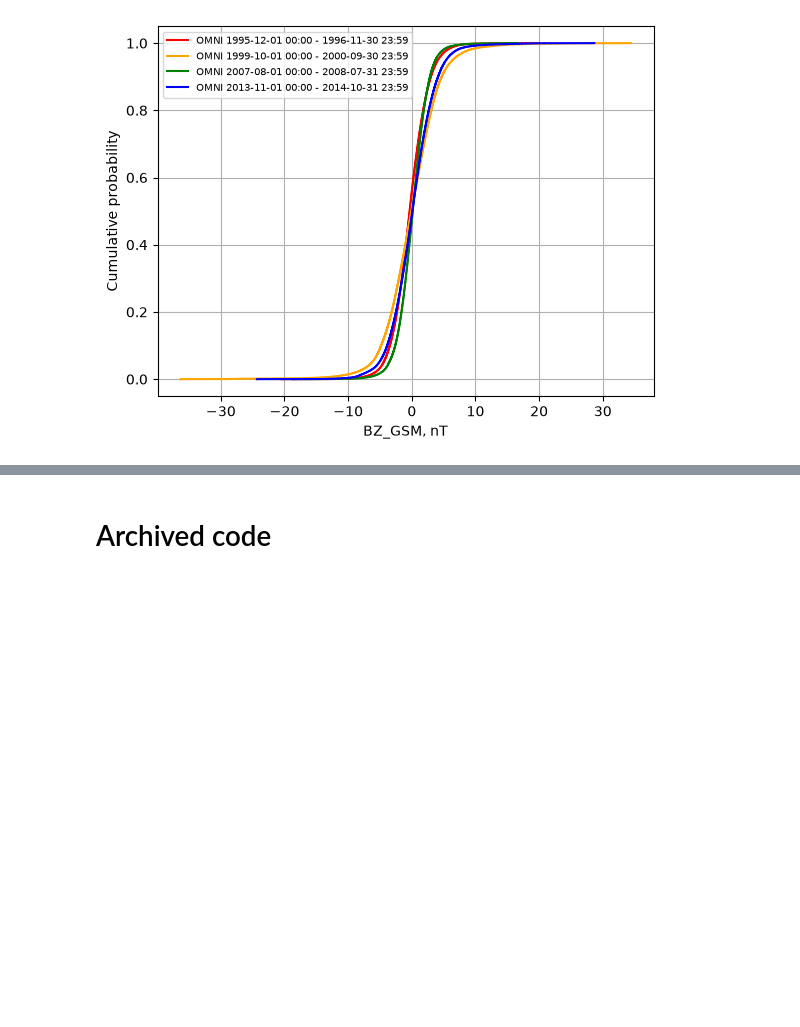
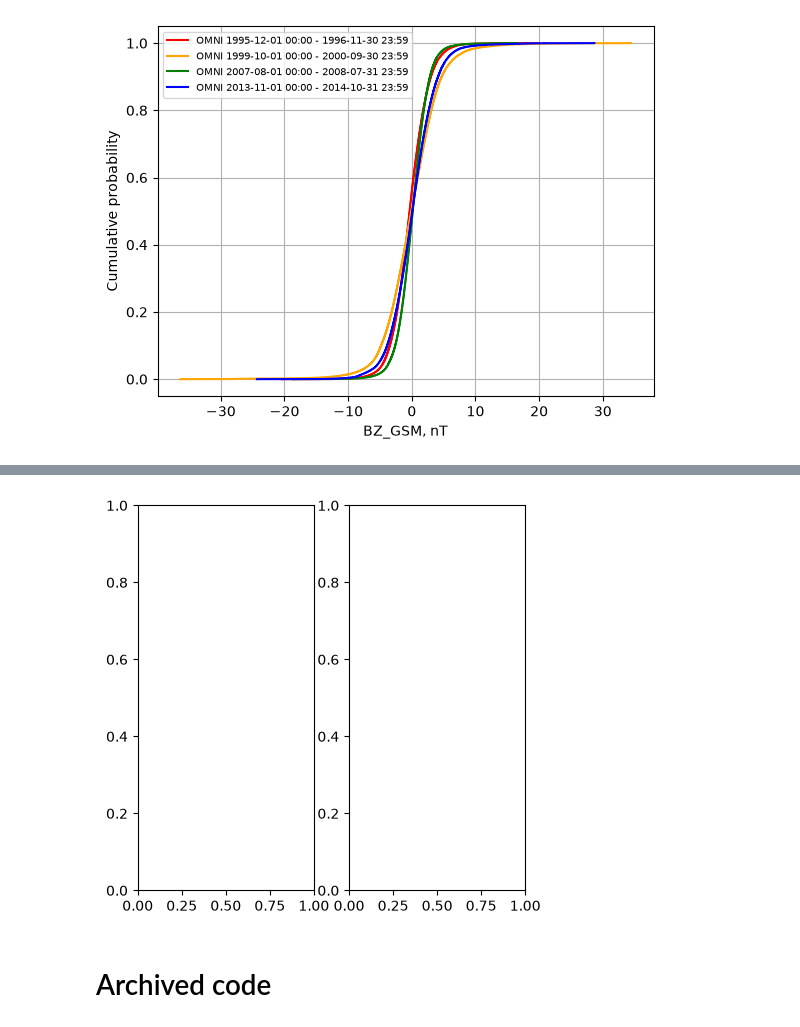
Before and after one commit to rahyndman/SolarWindCode, a Jupyter notebook: PlottingData.ipynb, the cells around one changed output, grey strips where cells are left out. Cells and saved outputs as stored; diff of their text form; code cells hidden in the pictures; blank space fills up the shorter version.

Commit message:
Layout of file shifted s.t. functions are at the start and the running for different data sets is at the end. Attempted to split into fast and slow wind, still working on this.

```diff
--- a/PlottingData.ipynb
+++ b/PlottingData.ipynb
@@ -740,0 +484,93 @@ q = 0.8660 C24
+# %%
+# print(dataTimeSeriesToCompare)
+
+#Plot DQQ graphs with qs
+def PlotDQQSplittingFastAndSlow(dataTimeSeriesToCompare, VarsToPlot, QuantilesSpecific, SplitValue):
+    for i in range(len(VarsToPlot)): # do each parameter
+        fig, ax  = plt.subplots(1,2, figsize=(5, 5))
+        for j in range(len(dataTimeSeriesToCompare)): # do each comparison
+            dataTimeSeriesPS1 = pl.Series(dataTimeSeriesToCompare[j][0]._data[VarsToPlot[i]])
+            dataTimeSeriesPS2 = pl.Series(dataTimeSeriesToCompare[j][1]._data[VarsToPlot[i]])
+
+            print(dataTimeSeriesToCompare[j][0]._data[VarsToPlot[i]])
+
+            # s = pl.Series("a", [1, 2, 3])
+            MaskingBelow = []
+            MaskingAbove = []
+            for m in range(len(dataTimeSeriesPS1)):
+                if dataTimeSeriesToCompare[j][0]._data[VarsToPlot[i]][m] < SplitValue:
+                    MaskingBelow.append(True)
+                    MaskingAbove.append(False)
+                else:
+                    MaskingBelow.append(False)
+                    MaskingAbove.append(True)
+
+            maskBelow = pl.Series("", MaskingBelow)
+            maskAbove = pl.Series("", MaskingAbove)
+
+            dataTimeSeriesPS1Below = dataTimeSeriesPS1.filter(maskBelow)
+            dataTimeSeriesPS1Above = dataTimeSeriesPS1.filter(maskAbove)
+
+            xQuantBelow, yQuantBelow = get_quantiles(dataTimeSeriesPS1Below, dataTimeSeriesPS2Below, size = 5000, p_range=(0.0001, 0.9999))
+            axs[0].scatter(xQuantBelow, yQuantBelow, color=Color[j], s=2, label = PlotLabels[j])
+            xQuantAbove, yQuantAbove = get_quantiles(dataTimeSeriesPS1Above, dataTimeSeriesPS2Above, size = 5000, p_range=(0.0001, 0.9999))
+            axs[1].scatter(xQuantAbove, yQuantAbove, color=Color[j], s=2, label = PlotLabels[j])
+
+            xOfKneeBelow, yOfKneeBelow, quantOfKneeBelow = FindQuantOfKnee(xQuantBelow, yQuantBelow)
+            xOfKneeAbove, yOfKneeAbove, quantOfKneeAbove = FindQuantOfKnee(xQuantAbove, yQuantAbove)
+
+            if np.isnan(quantOfKneeBelow):
+                print("---------------------------")
+                print("Error finding breakpoints q")
+                print("---------------------------")
+            else:
+                plt.plot(xOfKneeBelow, yOfKneeBelow, "o", color="black", label = "q = " + str(quantOfKneeBelow))
+                # plt.plot(xOfKneeBelow, yOfKneeBelow, "o", color="black")
+
+            if np.isnan(quantOfKneeAbove):
+                print("---------------------------")
+                print("Error finding breakpoints q")
+                print("---------------------------")
+            else:
+                plt.plot(xOfKneeAbove, yOfKneeAbove, "o", color="black", label = "q = " + str(quantOfKneeAbove))
+                # plt.plot(xOfKneeAbove, yOfKneeAbove, "o", color="black")
+
+
+            # xQuantBelow, yQuantBelow = get_quantiles(dataTimeSeriesPS1Below, dataTimeSeriesPS2Below, size = 5000, p_range=(0.0001, 0.9999))
+            # plt.scatter(xQuantBelow, yQuantBelow, color=Color[j], s=2, label = PlotLabels[j])
+            # xQuantAbove, yQuantAbove = get_quantiles(dataTimeSeriesPS1Above, dataTimeSeriesPS2Above, size = 5000, p_range=(0.0001, 0.9999))
+            # plt.scatter(xQuantAbove, yQuantAbove, color=Color[j], s=2, label = PlotLabels[j])
+
+            # xOfKneeBelow, yOfKneeBelow, quantOfKneeBelow = FindQuantOfKnee(xQuantBelow, yQuantBelow)
+            # xOfKneeAbove, yOfKneeAbove, quantOfKneeAbove = FindQuantOfKnee(xQuantAbove, yQuantAbove)
+
+            # if np.isnan(quantOfKnee):
+            #     print("---------------------------")
+            #     print("Error finding breakpoints q")
+            #     print("---------------------------")
+            # else:
+            #     plt.plot(xOfKnee, yOfKnee, "o", color="black", label = "q = " + str(quantOfKnee))
+            #     # plt.plot(xOfKnee, yOfKnee, "o", color="black")
+
+        x = np.linspace(-100, 900, 2)
+        y = x
+
+        for aa in ax:
+            aa.plot(x, y, color="grey")
+            aa.legend(loc="lower right", fontsize = Legend)
+            aa.xlabel(VarsToPlot[i] + r", $km/s$, solar min.")
+            aa.ylabel(VarsToPlot[i] + r", $km/s$, solar max.")
+            aa.set_xlim(Lims[i])
+            aa.set_ylim(Lims[i])
+
+        ax[0].savefig("DQQBelow.png")
+        ax[1].savefig("DQQAbove.png")
+
+        plt.show()
+
+        # C23
+        # data_sortedPLSeriesXC23 = pl.Series(dataTimeSerieses[j]._data[VarsToPlot[i]]) # make data into a polar series
+        # data_sortedPLSeriesYC23 = pl.Series(dataTimeSerieses[j]._data[VarsToPlot[i]])
+
+PlotDQQSplittingFastAndSlow(dataTimeSeriesToCompare, Plotting, Breakpoints, 450)
+# %% [output]
@@ -741,3 +591,4 @@ q = 0.8660 C24
+[figure, added]
 # %% [markdown]
 # Archived code
 # %%
```
Also changed, not shown: parts of 32 cells of this notebook.
